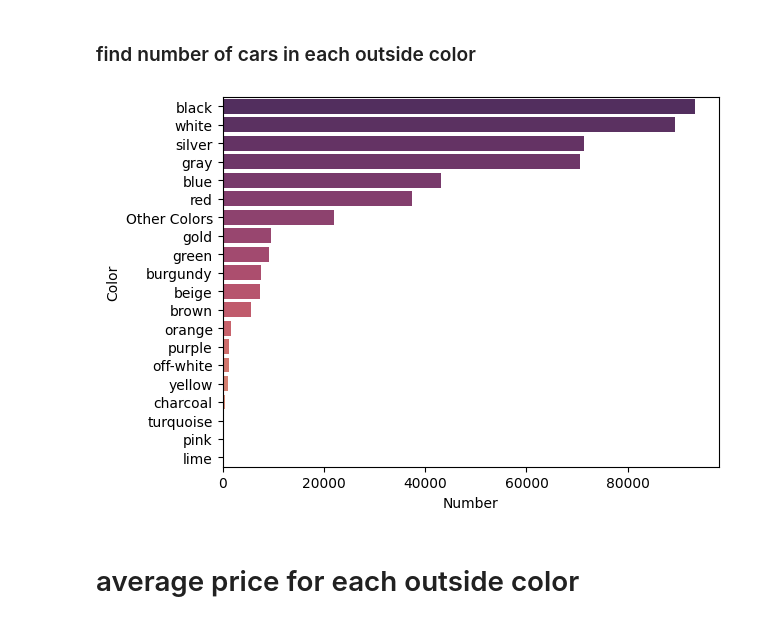
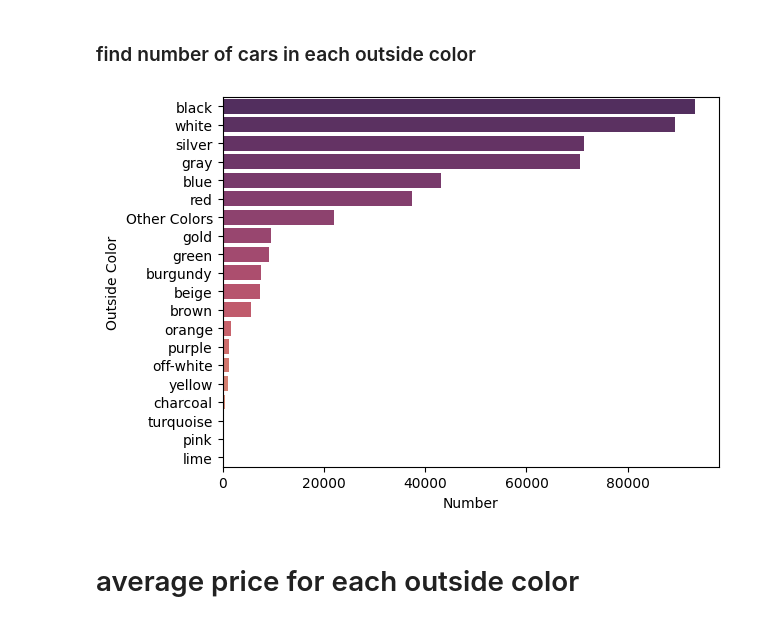
Before and after one commit to yiyuancui/car-price-analysis, a Jupyter notebook: Naiwen_Analysis.ipynb, the cells around one changed output. Drawn from its saved outputs; the diff is of its cells as text; code cells hidden in the pictures.

```diff
--- a/Naiwen_Analysis.ipynb
+++ b/Naiwen_Analysis.ipynb
@@ -29,14 +30,14 @@ plt.show()
 # %%
 df_color = df.groupby(['color']).count()
 df_color = df_color.reset_index()
 df_color = df_color.sort_values(by=['make'],ascending=False)
 df_color.at[19,'color'] = "Other Colors"
 ax = sns.barplot(x=df_color['make'],y=df_color['color'], palette="flare_r", orient = 'h')
-ax.set(ylabel='Color', xlabel='Number')
+ax.set(ylabel='Outside Color', xlabel='Number')
 ax.tick_params(axis='x', rotation=0)
 plt.show()
 # %% [output]
-[figure, old version]
+[figure, new version]
 # %% [markdown]
 # average price for each outside color
 # %%
```
Also changed, not shown: parts of 5 cells of this notebook, 3 other files.
